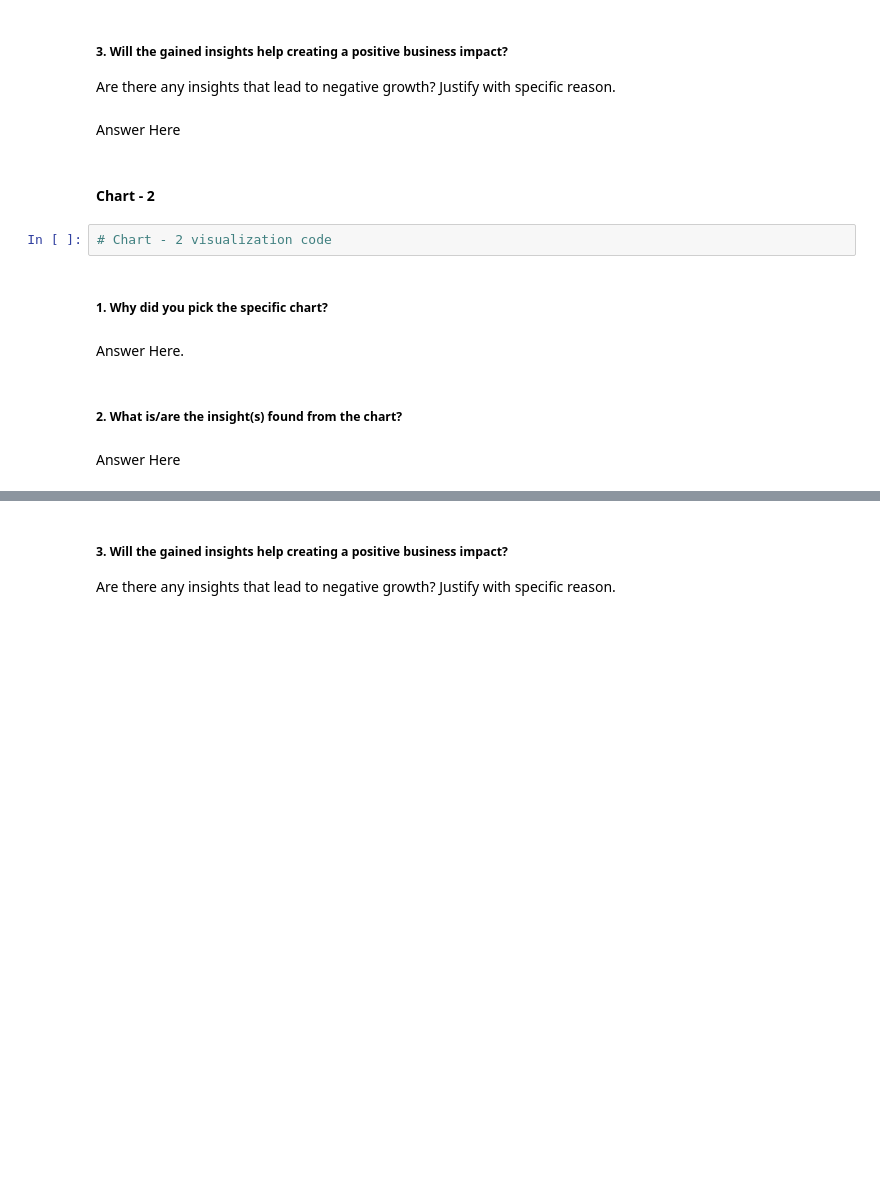
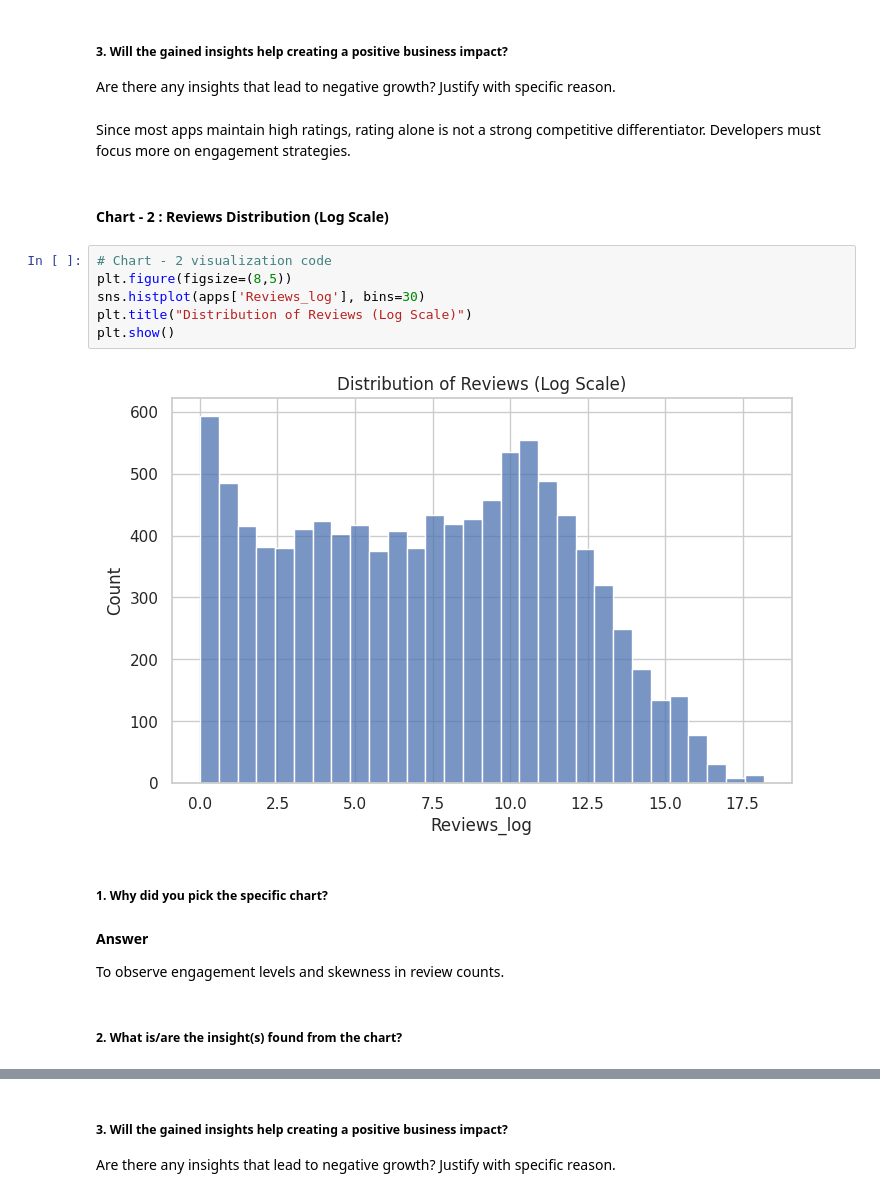
Before and after one commit to akhilypandey/Play-Store-App-Review-Analysis, a Jupyter notebook: Play_Store_App_Review_Analysis_EDA.ipynb, the cells around one changed output, grey strips where cells are left out. Saved outputs shown, nothing was run; the diff lists cells and outputs as text; blank space fills up the shorter version.

```diff
--- a/Play_Store_App_Review_Analysis_EDA.ipynb
+++ b/Play_Store_App_Review_Analysis_EDA.ipynb
@@ -161,17 +262,23 @@ Answer Here
 # %% [markdown]
 ##### 3. Will the gained insights help creating a positive business impact?
 Are there any insights that lead to negative growth? Justify with specific reason.
-# %% [markdown]
-Answer Here
+# %% [markdown]
+Since most apps maintain high ratings, rating alone is not a strong competitive differentiator. Developers must focus more on engagement strategies.
 # %% [markdown]
-#### Chart - 2
+#### Chart - 2 : Reviews Distribution (Log Scale)
-# %%
-# Chart - 2 visualization code
+# %%
+# Chart - 2 visualization code
+plt.figure(figsize=(8,5))
+sns.histplot(apps['Reviews_log'], bins=30)
+plt.title("Distribution of Reviews (Log Scale)")
+plt.show()
+# %% [output]
+[figure, added]
 # %% [markdown]
 ##### 1. Why did you pick the specific chart?
-# %% [markdown]
-Answer Here.
+# %% [markdown]
+**Answer**
+
+To observe engagement levels and skewness in review counts.
 # %% [markdown]
 ##### 2. What is/are the insight(s) found from the chart?
-# %% [markdown]
-Answer Here
```
Also changed, not shown: parts of 153 cells of this notebook.
